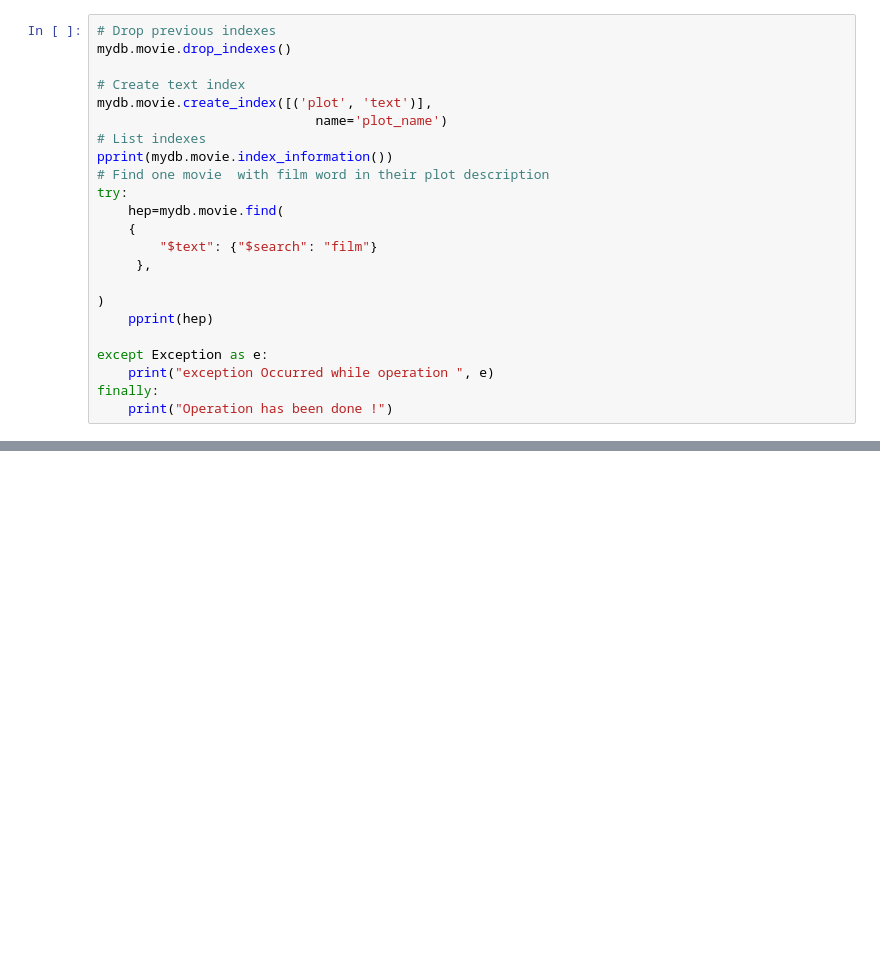
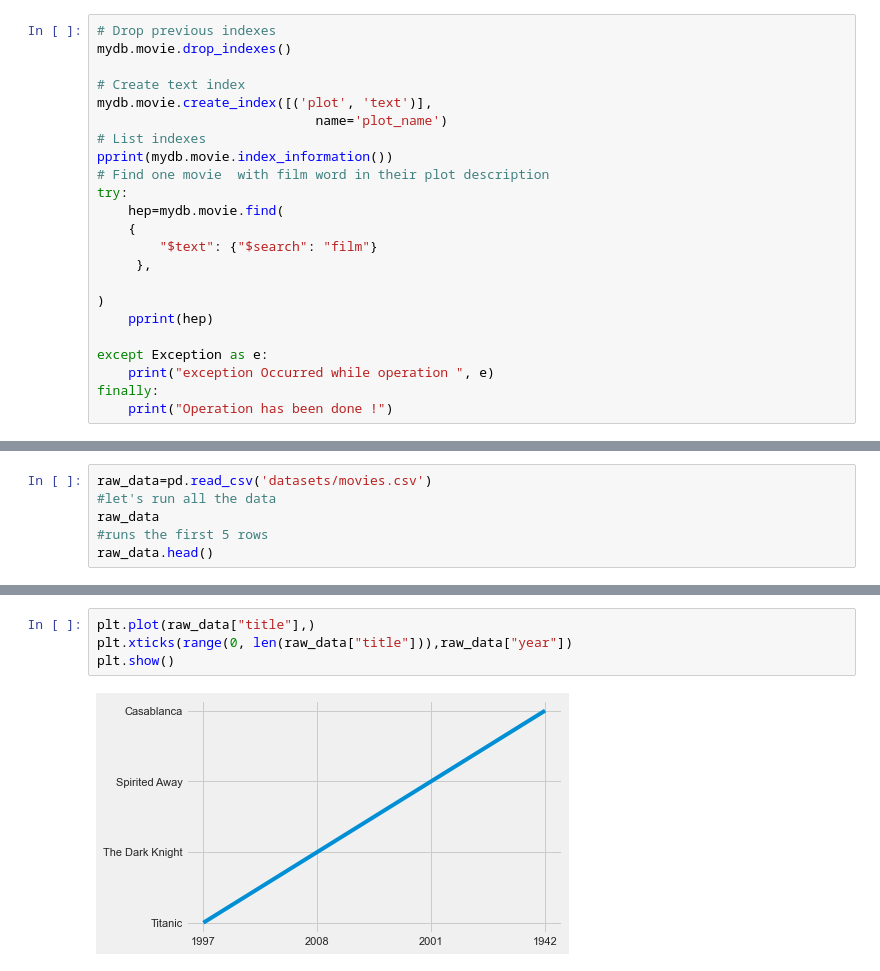
Before and after one commit to haithemmihoubi/pythonProject, a Jupyter notebook: mongoResume.ipynb, the cells around one changed output, grey strips where cells are left out. Saved outputs shown, nothing was run; the diff lists cells and outputs as text; blank space fills up the shorter version.

```diff
--- a/mongoResume.ipynb
+++ b/mongoResume.ipynb
@@ -1436,0 +1504,6 @@ plt.show()
+# %%
+raw_data=pd.read_csv('datasets/movies.csv')
+#let's run all the data
+raw_data
+#runs the first 5 rows
+raw_data.head()
@@ -1436,0 +1516,6 @@ plt.show()
+# %%
+plt.plot(raw_data["title"],)
+plt.xticks(range(0, len(raw_data["title"])),raw_data["year"])
+plt.show()
+# %% [output]
+[figure, added]
```
Also changed, not shown: parts of 37 cells of this notebook, 2 other files.
